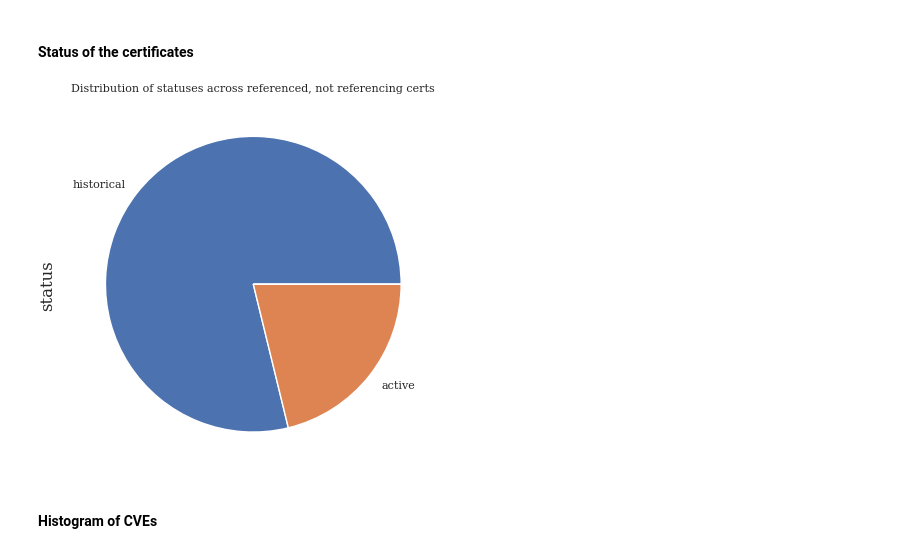
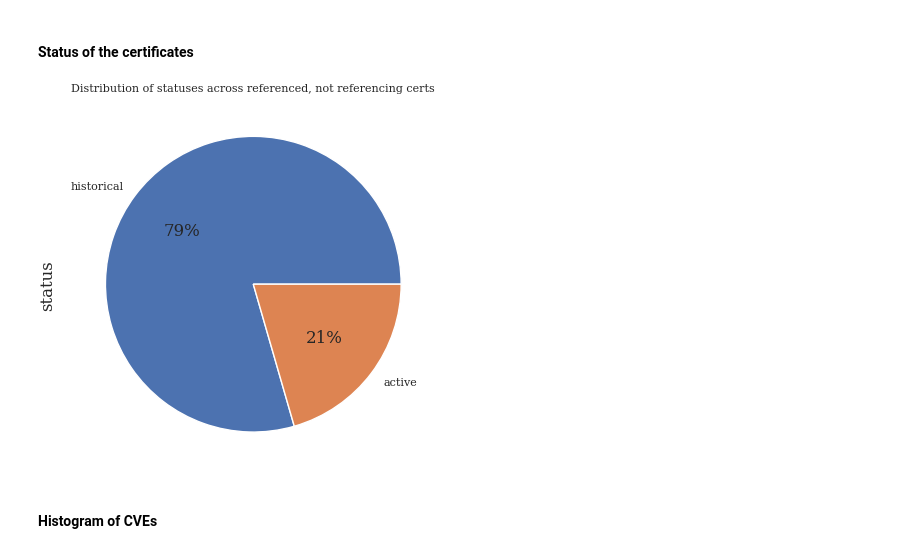
Before and after one commit to crocs-muni/sec-certs, a Jupyter notebook: notebooks/fips/references.ipynb, the cells around one changed output. Drawn from its saved outputs; the diff is of its cells as text; code cells hidden in the pictures.

Commit message:
fix: Added percentages to pie charts

```diff
--- a/notebooks/fips/references.ipynb
+++ b/notebooks/fips/references.ipynb
@@ -525,13 +525,13 @@ In the dataset is total of 151 certificates which are referenced by at least one
 # %% [markdown]
 #### Status of the certificates
 # %%
-not_referencing_status_df: DataFrame = not_referencing_df["status"].value_counts()
-not_referencing_status_df.plot.pie()
+not_referencing_status_df: DataFrame = not_referencing_df["status"].value_counts().loc[lambda x: x > 0]
+not_referencing_status_df.plot.pie(autopct="%.0f%%")
 
 plt.title("Distribution of statuses across referenced, not referencing certs")
 plt.show()
 # %% [output]
-[figure, old version]
+[figure, new version]
 # %% [markdown]
 #### Histogram of CVEs
 # %%
```
Also changed, not shown: parts of 23 cells of this notebook.
